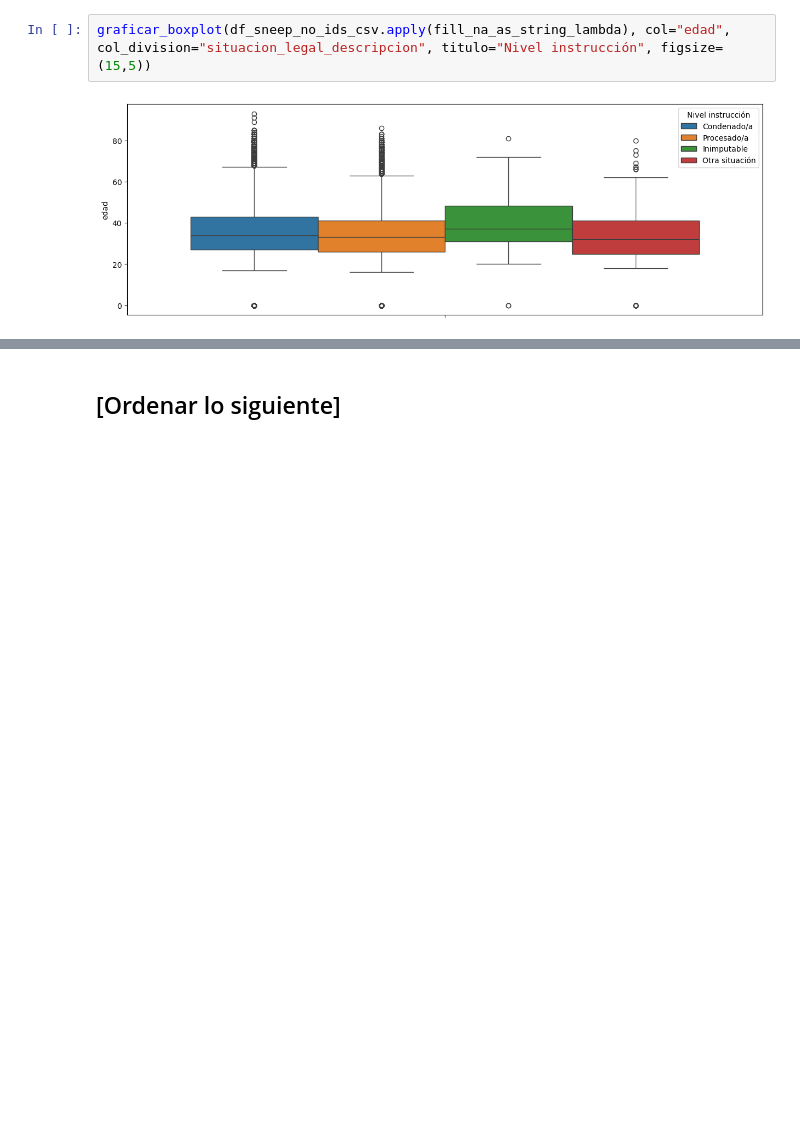
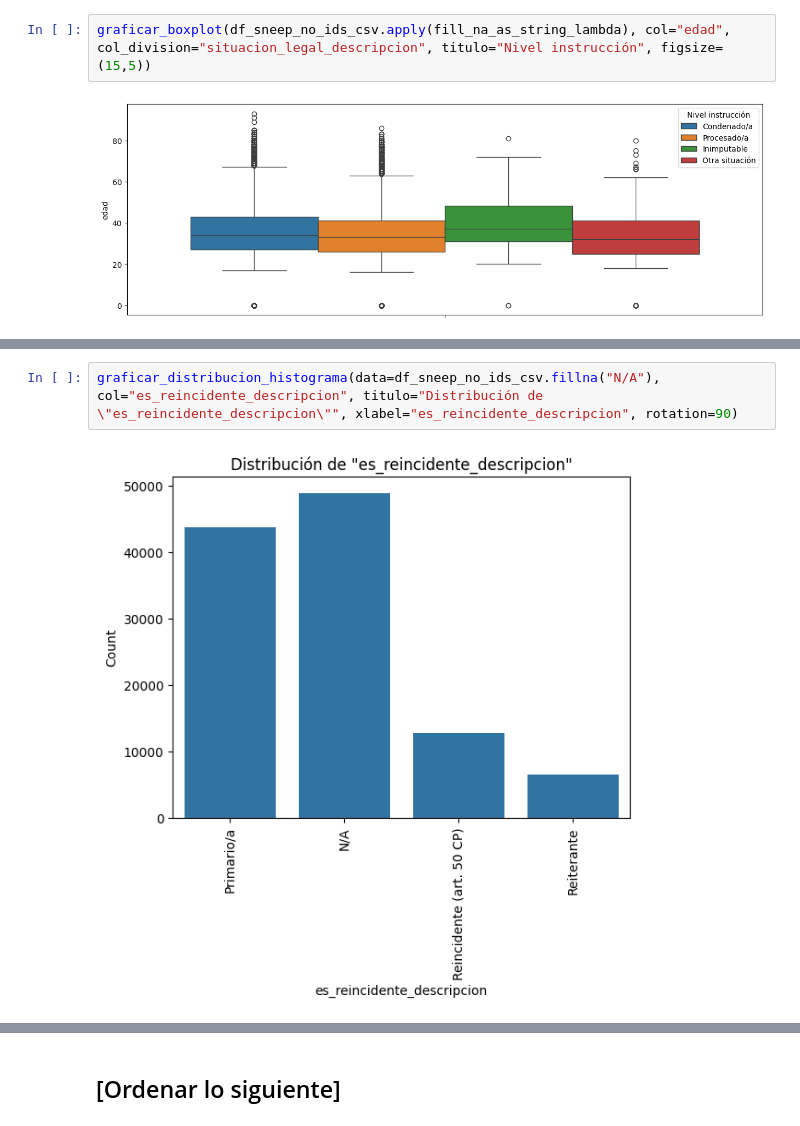
Before and after one commit to gasper-az/CEIA_Analisis_de_datos, a Jupyter notebook: trabajos_practicos/resolucion_tp_01/tp_01.ipynb, the cells around one changed output, grey strips where cells are left out. Saved outputs shown, nothing was run; the diff lists cells and outputs as text; blank space fills up the shorter version.

Commit message:
[tp-01] es_reincidente_descripcion

```diff
--- a/trabajos_practicos/resolucion_tp_01/tp_01.ipynb
+++ b/trabajos_practicos/resolucion_tp_01/tp_01.ipynb
@@ -1556,0 +1614,4 @@ graficar_boxplot(df_sneep_no_ids_csv.apply(fill_na_as_string_lambda), col="edad"
+# %%
+graficar_distribucion_histograma(data=df_sneep_no_ids_csv.fillna("N/A"), col="es_reincidente_descripcion", titulo="Distribución de \"es_reincidente_descripcion\"", xlabel="es_reincidente_descripcion", rotation=90)
+# %% [output]
+[figure, added]
```
Also changed, not shown: parts of 8 cells of this notebook.
